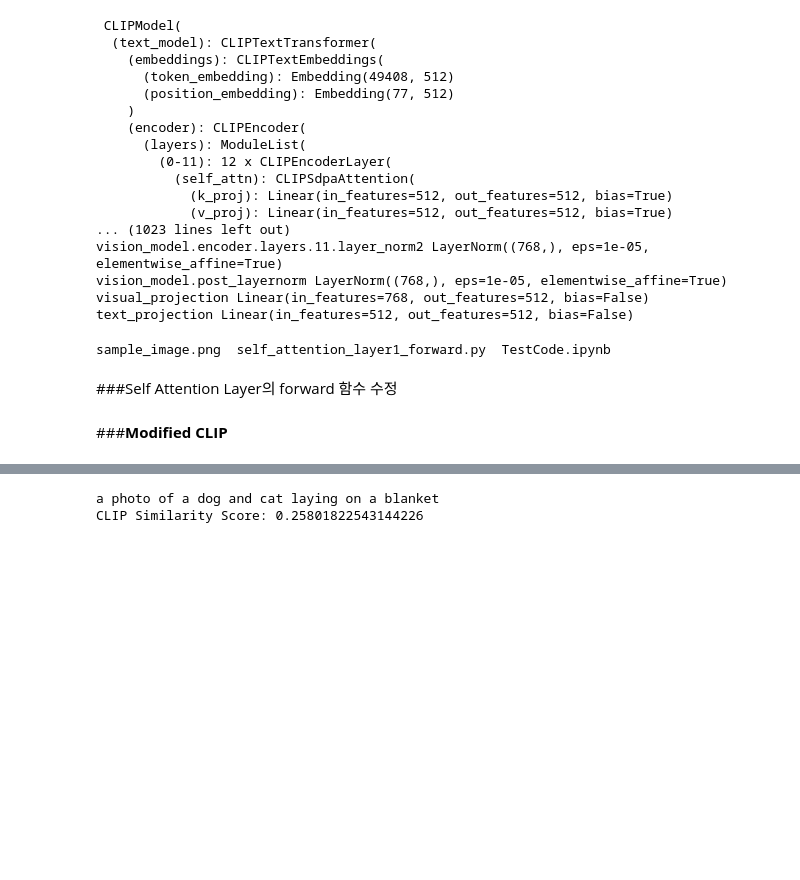
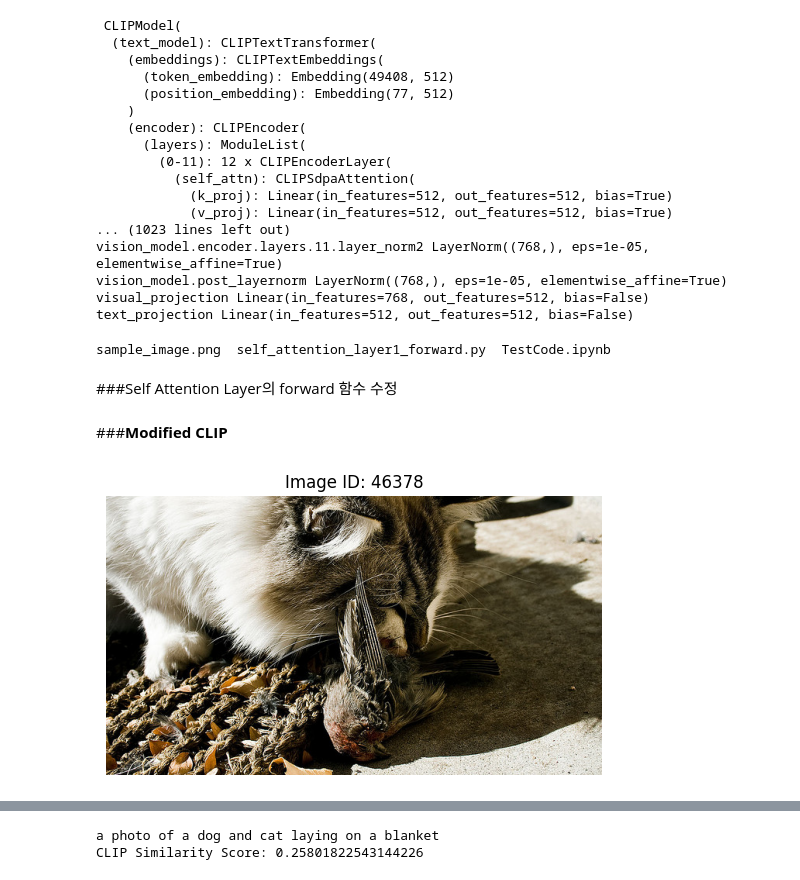
Before and after one commit to zinzinyou/20242R0136COSE47402, a Jupyter notebook: FinalProject/TestCode.ipynb, the cells around one changed output, grey strips where cells are left out. Drawn from its saved outputs; the diff is of its cells as text; code cells hidden in the pictures; blank space fills up the shorter version.

```diff
--- a/FinalProject/TestCode.ipynb
+++ b/FinalProject/TestCode.ipynb
@@ -49,11 +179,15 @@ Config of the encoder: <class 'transformers.models.vit.modeling_vit.ViTModel'> i
 import torch
 
 # load image
-url = "http://images.cocodataset.org/val2017/000000039769.jpg"
+# url = "http://images.cocodataset.org/val2017/000000039769.jpg"
+# url = "http://images.cocodataset.org/val2017/000000227044.jpg"
+url = "http://images.cocodataset.org/val2017/000000284623.jpg"
 image = Image.open(requests.get(url, stream=True).raw)
 
 # Use CLIP to compute similarity scores for predefined captions
-candidate_captions = ["a photo of a cat", "a photo of a dog", "a photo of an animal"]
+# candidate_captions = ["a photo of a cat", "a photo of a dog", "a photo of an animal"]
+# candidate_captions = ["a photo of a cat", "a photo of a white cat", "a photo of a white cloud", "a photo of a black cloud"]
+candidate_captions = ["a photo of a cat", "a photo of a black cat", "a photo of a black car"]
 inputs = clip_processor(text=candidate_captions, images=image, return_tensors="pt", padding=True)
 outputs = clip_model(**inputs)
 
@@ -280,2 +414,87 @@ for i in range(3):
   self_attn_layer_i = modified_clip_model.vision_model.encoder.layers[i].self_attn
   self_attn_layer_i.forward = MethodType(forward_modified, self_attn_layer_i)
+# %%
+import matplotlib.pyplot as plt
+
+# Initialize variables for average score calculation
+total_similarity_score = 0.0
+processed_images = 0
+num_images = 10  # Number of images to process (adjust as needed)
+
+# Candidate captions
+candidate_captions = ["a photo of a cat", "a photo of a dog", "a photo of an animal", "a photo of a chair"]
+
+# Loop through filtered images
+for image_id, captions in list(captions_by_image.items())[:num_images]:
+    # Load image from URL
+    image_url = images_info[image_id]["coco_url"]
+    image = Image.open(requests.get(image_url, stream=True).raw).convert("RGB")
+
+    plt.imshow(image)
+    plt.title(f"Image ID: {image_id}")
+    plt.axis("off")
+    plt.show()
+
+    # CLIP score for candidate captions
+    inputs = modified_clip_processor(text=candidate_captions, images=image, return_tensors="pt", padding=True)
+    outputs = modified_clip_model(**inputs)
+
+    # Compute similarity scores
+    logits_per_image = outputs.logits_per_image
+    print(logits_per_image)
+    probs = logits_per_image.softmax(dim=1)
+    best_caption_index = torch.argmax(probs).item()
+    best_caption = candidate_captions[best_caption_index]
+    print(f"Best caption by CLIP for image {image_id}: {best_caption}")
+
+    # Calculate CLIP similarity score for best caption
+    pixel_values = clip_processor(images=image, return_tensors="pt").pixel_values
+    image_features = clip_model.get_image_features(pixel_values)
+
+    text_inputs = clip_processor(text=[best_caption], return_tensors="pt", padding=True)
+    text_features = clip_model.get_text_features(**text_inputs)
+
+    # Normalize embeddings
+    image_features = F.normalize(image_features, p=2, dim=1)
+    text_features = F.normalize(text_features, p=2, dim=1)
+
+    # Cosine similarity
+    similarity_score = (image_features @ text_features.T).item()
+    print(f"CLIP Similarity Score for image {image_id}: {similarity_score}")
+
+    # Generate a detailed caption using the captioning model
+    pixel_values = modified_clip_processor(images=image, return_tensors="pt").pixel_values
+    attention_mask = torch.ones(pixel_values.shape[:2], dtype=torch.long)
+
+    generated_ids = caption_model.generate(
+        pixel_values,
+        attention_mask=attention_mask,  # Explicitly pass the attention mask
+        max_length=50,                 # Set a custom maximum length for the output
+        pad_token_id=caption_tokenizer.pad_token_id  # Use the tokenizer's pad token ID
+    )
+    generated_caption = caption_tokenizer.decode(generated_ids[0], skip_special_tokens=True)
+    print(f"Generated Caption: {generated_caption}")
+
+    # CLIP의 Best Caption을 Caption Generation 모델의 입력에 포함
+    best_caption = candidate_captions[best_caption_index]
+    input_ids = caption_tokenizer(best_caption, return_tensors="pt").input_ids
+
+    generated_ids = caption_model.generate(
+        pixel_values,
+        input_ids=input_ids,  # CLIP의 Best Caption 반영
+        attention_mask=attention_mask,
+        max_length=50,
+        pad_token_id=caption_tokenizer.pad_token_id
+    )
+    generated_caption = caption_tokenizer.decode(generated_ids[0], skip_special_tokens=True)
+    print(f"Generated Caption with CLIP influence: {generated_caption}\n")
+
+    # Update total score and processed image count
+    total_similarity_score += similarity_score
+    processed_images += 1
+
+# Calculate and print the average CLIP similarity score
+average_similarity_score = total_similarity_score / processed_images
+print(f"\nAverage CLIP Similarity Score for {processed_images} images: {average_similarity_score}")
+# %% [output]
+[figure, added]
```
Also changed, not shown: parts of 11 cells of this notebook.
